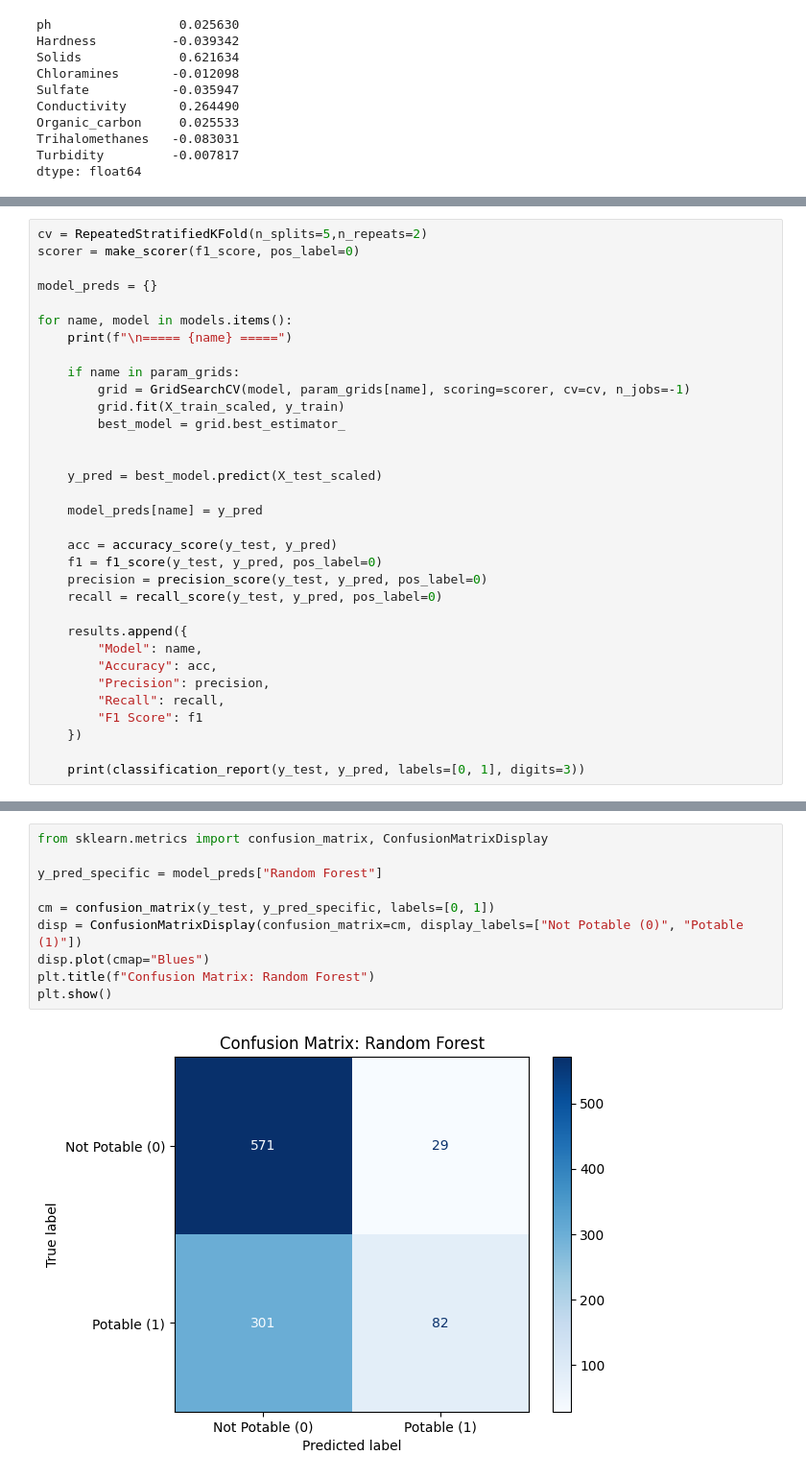
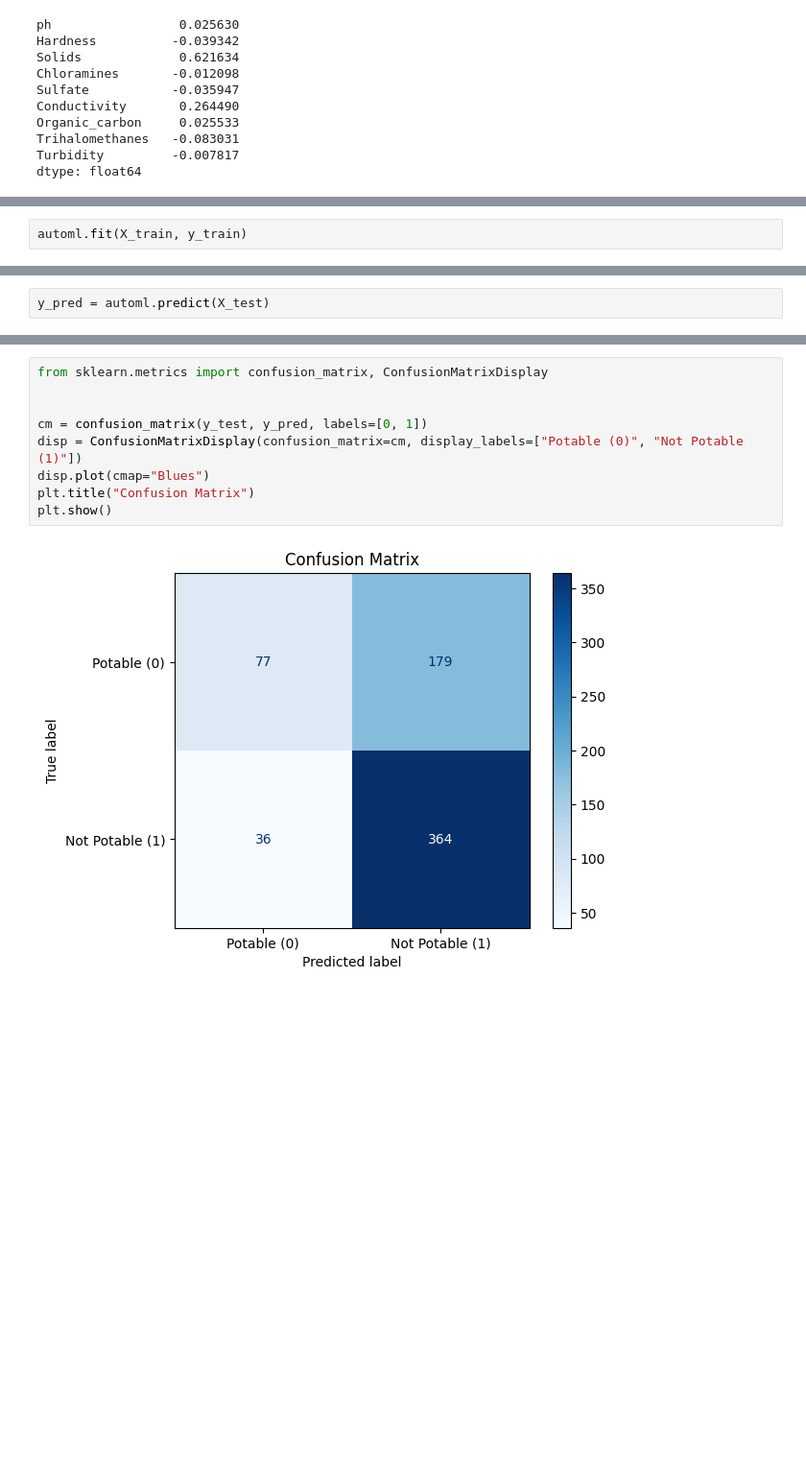
Before and after one commit to hyeminboo/25MLOps, a Jupyter notebook: Assignment2/Assignment2.ipynb, the cells around one changed output, grey strips where cells are left out. Shown at 96% size. Drawn from its saved outputs; the diff is of its cells as text; blank space fills up the shorter version.

```diff
--- a/Assignment2/Assignment2.ipynb
+++ b/Assignment2/Assignment2.ipynb
@@ -310,0 +190,2 @@ models = {
+# %%
+automl.fit(X_train, y_train)
@@ -311 +217,3 @@ models = {
+# %%
+y_pred = automl.predict(X_test)
 # %%
@@ -402,33 +237,0 @@ param_grids = {
-# %%
-cv = RepeatedStratifiedKFold(n_splits=5,n_repeats=2)
-scorer = make_scorer(f1_score, pos_label=0)
-
-model_preds = {}
-
-for name, model in models.items():
-    print(f"\n===== {name} =====")
-
-    if name in param_grids:
-        grid = GridSearchCV(model, param_grids[name], scoring=scorer, cv=cv, n_jobs=-1)
-        grid.fit(X_train_scaled, y_train)
-        best_model = grid.best_estimator_
-
-
-    y_pred = best_model.predict(X_test_scaled)
-
-    model_preds[name] = y_pred
-
-    acc = accuracy_score(y_test, y_pred)
-    f1 = f1_score(y_test, y_pred, pos_label=0)
-    precision = precision_score(y_test, y_pred, pos_label=0)
-    recall = recall_score(y_test, y_pred, pos_label=0)
-
-    results.append({
-        "Model": name,
-        "Accuracy": acc,
-        "Precision": precision,
-        "Recall": recall,
-        "F1 Score": f1
-    })
-
-    print(classification_report(y_test, y_pred, labels=[0, 1], digits=3))
@@ -462,12 +238,11 @@ display(results_df)
 # %%
 from sklearn.metrics import confusion_matrix, ConfusionMatrixDisplay
 
-y_pred_specific = model_preds["Random Forest"]
 
-cm = confusion_matrix(y_test, y_pred_specific, labels=[0, 1])
-disp = ConfusionMatrixDisplay(confusion_matrix=cm, display_labels=["Not Potable (0)", "Potable (1)"])
+cm = confusion_matrix(y_test, y_pred, labels=[0, 1])
+disp = ConfusionMatrixDisplay(confusion_matrix=cm, display_labels=["Potable (0)", "Not Potable (1)"])
 disp.plot(cmap="Blues")
-plt.title(f"Confusion Matrix: Random Forest")
+plt.title("Confusion Matrix")
 plt.show()
 # %% [output]
-[figure, old version]
+[figure, new version]
```
Also changed, not shown: parts of 30 cells of this notebook.
